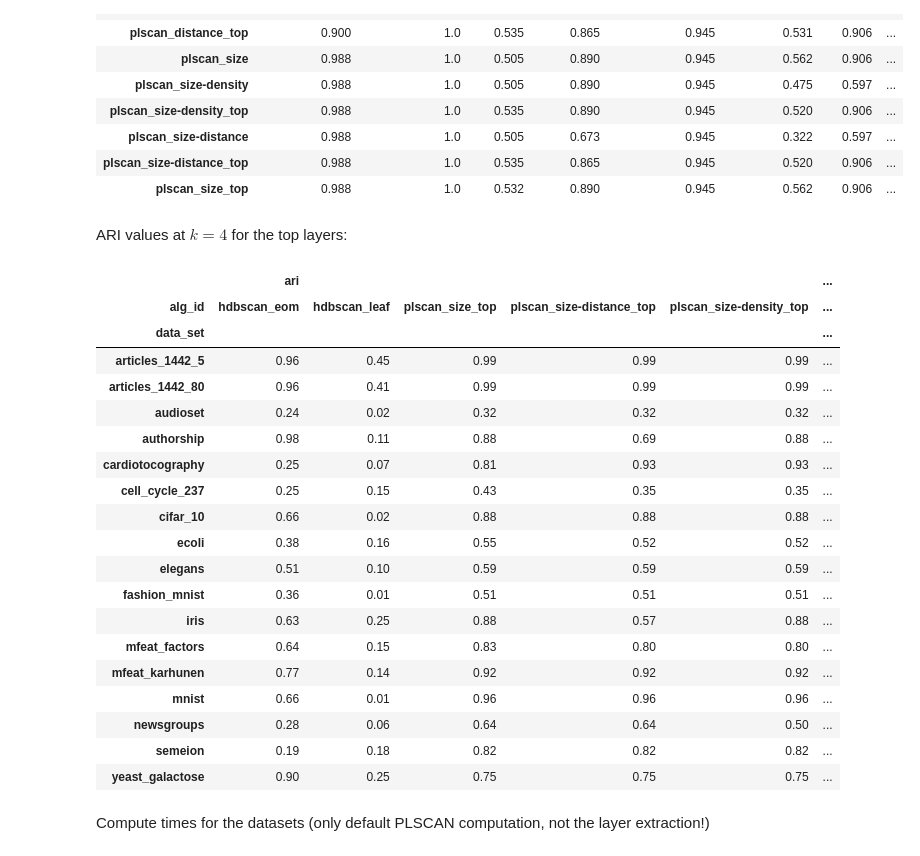
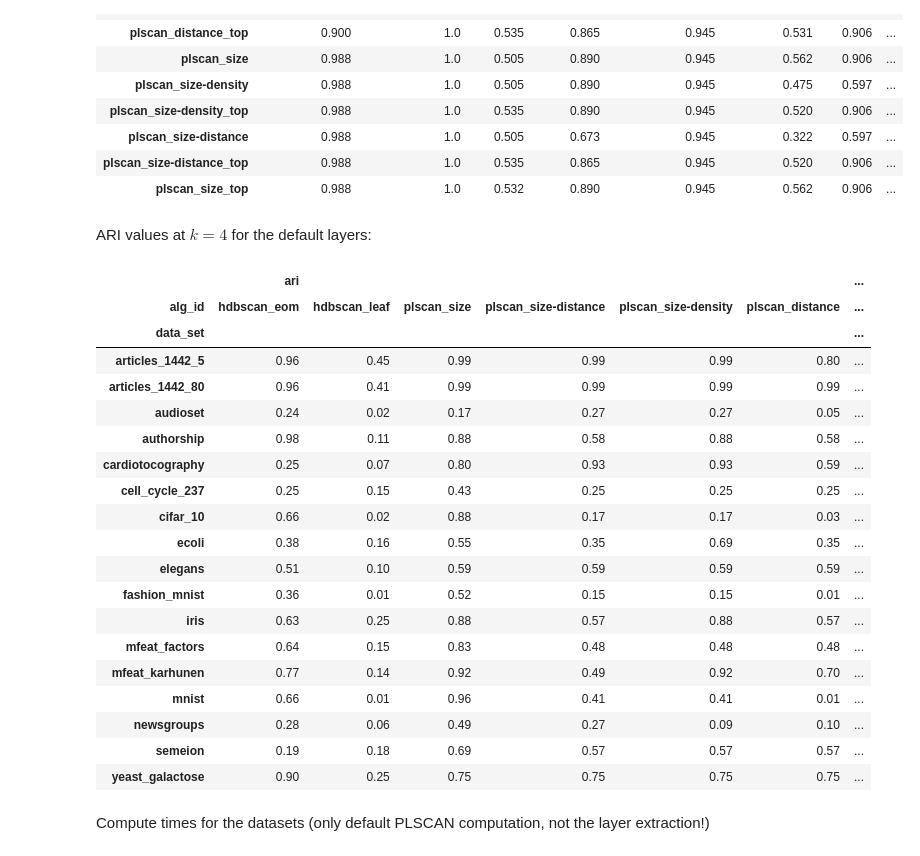
Before and after one commit to JelmerBot/fast_plscan, a Jupyter notebook: docs/demo_parameter_sensitivity.ipynb, the cells around one changed output. Saved outputs shown, nothing was run; the diff lists cells and outputs as text; code cells hidden in the pictures.

```diff
--- a/docs/demo_parameter_sensitivity.ipynb
+++ b/docs/demo_parameter_sensitivity.ipynb
@@ -435,32 +435,32 @@ df_top.groupby(["data_set", "alg_id"]).apply(
 | plscan_size-distance_top | 0.988 | 1.0 | 0.535 | 0.865 | 0.945 | 0.520 | 0.906 | ... |
 | plscan_size_top | 0.988 | 1.0 | 0.532 | 0.890 | 0.945 | 0.562 | 0.906 | ... |
 # %% [markdown]
-ARI values at $k=4$ for the top layers:
+ARI values at $k=4$ for the default layers:
 # %%
 tab = df_top.query('k==4').pivot(index='data_set', columns='alg_id', values=['ari']).round(2)
-columns = ['hdbscan_eom', 'hdbscan_leaf', 'plscan_size_top', 'plscan_size-distance_top', 'plscan_size-density_top', 'plscan_distance_top', 'plscan_density_top']
+columns = ['hdbscan_eom', 'hdbscan_leaf', 'plscan_size', 'plscan_size-distance', 'plscan_size-density', 'plscan_distance', 'plscan_density']
 tab[[('ari', c) for c in columns]]
 # %% [output]
-|  | ari |  |  |  |  | ... |
-| alg_id | hdbscan_eom | hdbscan_leaf | plscan_size_top | plscan_size-distance_top | plscan_size-density_top | ... |
-| data_set |  |  |  |  |  | ... |
-| articles_1442_5 | 0.96 | 0.45 | 0.99 | 0.99 | 0.99 | ... |
-| articles_1442_80 | 0.96 | 0.41 | 0.99 | 0.99 | 0.99 | ... |
-| audioset | 0.24 | 0.02 | 0.32 | 0.32 | 0.32 | ... |
-| authorship | 0.98 | 0.11 | 0.88 | 0.69 | 0.88 | ... |
-| cardiotocography | 0.25 | 0.07 | 0.81 | 0.93 | 0.93 | ... |
-| cell_cycle_237 | 0.25 | 0.15 | 0.43 | 0.35 | 0.35 | ... |
-| cifar_10 | 0.66 | 0.02 | 0.88 | 0.88 | 0.88 | ... |
-| ecoli | 0.38 | 0.16 | 0.55 | 0.52 | 0.52 | ... |
-| elegans | 0.51 | 0.10 | 0.59 | 0.59 | 0.59 | ... |
-| fashion_mnist | 0.36 | 0.01 | 0.51 | 0.51 | 0.51 | ... |
-| iris | 0.63 | 0.25 | 0.88 | 0.57 | 0.88 | ... |
-| mfeat_factors | 0.64 | 0.15 | 0.83 | 0.80 | 0.80 | ... |
-| mfeat_karhunen | 0.77 | 0.14 | 0.92 | 0.92 | 0.92 | ... |
-| mnist | 0.66 | 0.01 | 0.96 | 0.96 | 0.96 | ... |
-| newsgroups | 0.28 | 0.06 | 0.64 | 0.64 | 0.50 | ... |
-| semeion | 0.19 | 0.18 | 0.82 | 0.82 | 0.82 | ... |
-| yeast_galactose | 0.90 | 0.25 | 0.75 | 0.75 | 0.75 | ... |
+|  | ari |  |  |  |  |  | ... |
+| alg_id | hdbscan_eom | hdbscan_leaf | plscan_size | plscan_size-distance | plscan_size-density | plscan_distance | ... |
+| data_set |  |  |  |  |  |  | ... |
+| articles_1442_5 | 0.96 | 0.45 | 0.99 | 0.99 | 0.99 | 0.80 | ... |
+| articles_1442_80 | 0.96 | 0.41 | 0.99 | 0.99 | 0.99 | 0.99 | ... |
+| audioset | 0.24 | 0.02 | 0.17 | 0.27 | 0.27 | 0.05 | ... |
+| authorship | 0.98 | 0.11 | 0.88 | 0.58 | 0.88 | 0.58 | ... |
+| cardiotocography | 0.25 | 0.07 | 0.80 | 0.93 | 0.93 | 0.59 | ... |
+| cell_cycle_237 | 0.25 | 0.15 | 0.43 | 0.25 | 0.25 | 0.25 | ... |
+| cifar_10 | 0.66 | 0.02 | 0.88 | 0.17 | 0.17 | 0.03 | ... |
+| ecoli | 0.38 | 0.16 | 0.55 | 0.35 | 0.69 | 0.35 | ... |
+| elegans | 0.51 | 0.10 | 0.59 | 0.59 | 0.59 | 0.59 | ... |
+| fashion_mnist | 0.36 | 0.01 | 0.52 | 0.15 | 0.15 | 0.01 | ... |
+| iris | 0.63 | 0.25 | 0.88 | 0.57 | 0.88 | 0.57 | ... |
+| mfeat_factors | 0.64 | 0.15 | 0.83 | 0.48 | 0.48 | 0.48 | ... |
+| mfeat_karhunen | 0.77 | 0.14 | 0.92 | 0.49 | 0.92 | 0.70 | ... |
+| mnist | 0.66 | 0.01 | 0.96 | 0.41 | 0.41 | 0.01 | ... |
+| newsgroups | 0.28 | 0.06 | 0.49 | 0.27 | 0.09 | 0.10 | ... |
+| semeion | 0.19 | 0.18 | 0.69 | 0.57 | 0.57 | 0.57 | ... |
+| yeast_galactose | 0.90 | 0.25 | 0.75 | 0.75 | 0.75 | 0.75 | ... |
 # %% [markdown]
 Compute times for the datasets (only default PLSCAN computation, not the layer extraction!)
 # %%
```
Also changed, not shown: parts of 12 cells of this notebook, 20 other files.
